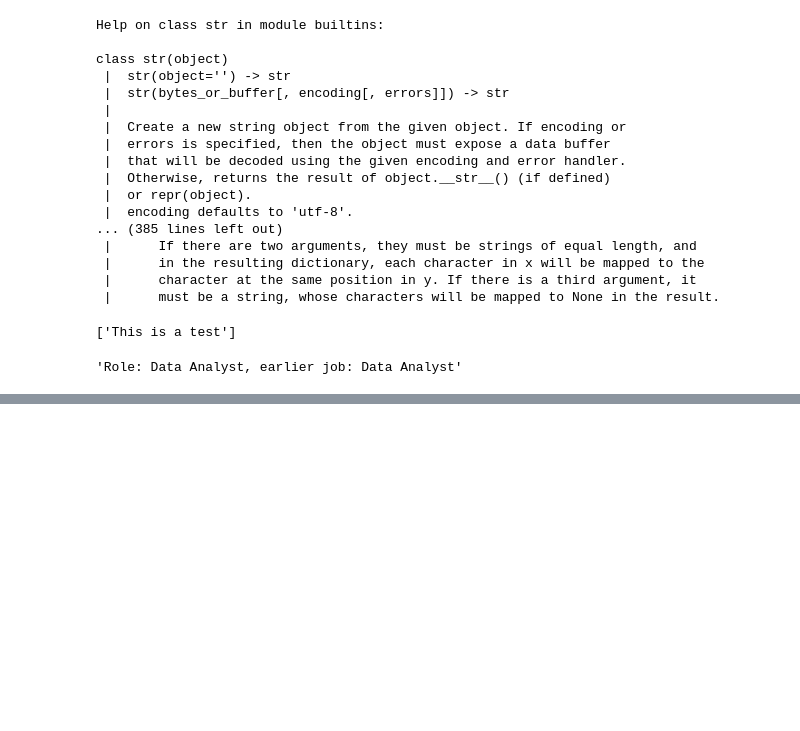
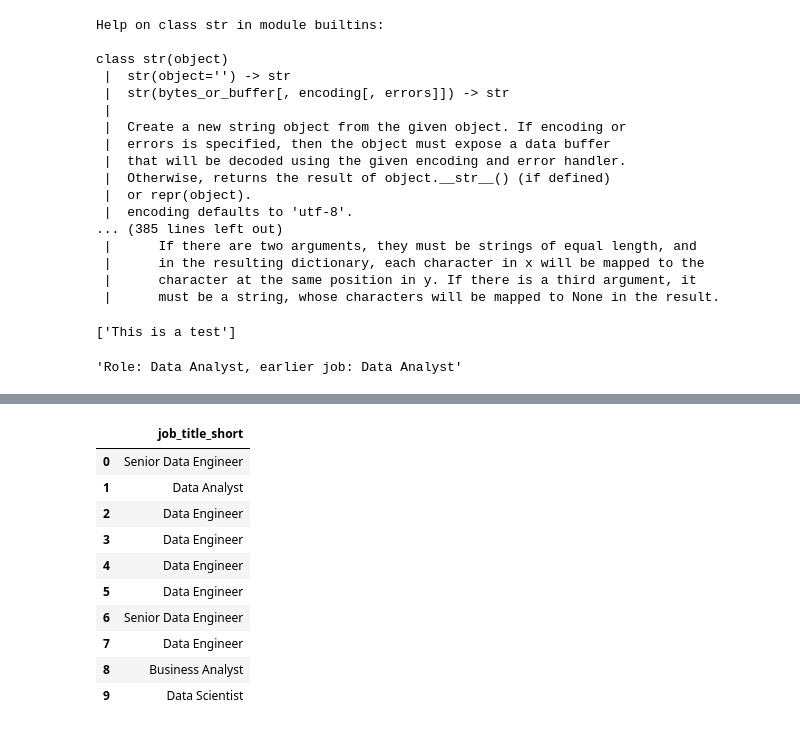
Before and after one commit to Sijianf/BVSIMC, a Jupyter notebook: Untitled-1.ipynb, the cells around one changed output, grey strips where cells are left out. Drawn from its saved outputs; the diff is of its cells as text; code cells hidden in the pictures; blank space fills up the shorter version.

```diff
--- a/Untitled-1.ipynb
+++ b/Untitled-1.ipynb
@@ -111,0 +252,15 @@ f"Role: {job1}, earlier job: {job2}"
+# %%
+df[['job_title_short',
+         ]].head(10)
+# %% [output]
+|  | job_title_short |
+| 0 | Senior Data Engineer |
+| 1 | Data Analyst |
+| 2 | Data Engineer |
+| 3 | Data Engineer |
+| 4 | Data Engineer |
+| 5 | Data Engineer |
+| 6 | Senior Data Engineer |
+| 7 | Data Engineer |
+| 8 | Business Analyst |
+| 9 | Data Scientist |
```
Also changed, not shown: parts of 27 cells of this notebook, 2 other files.
